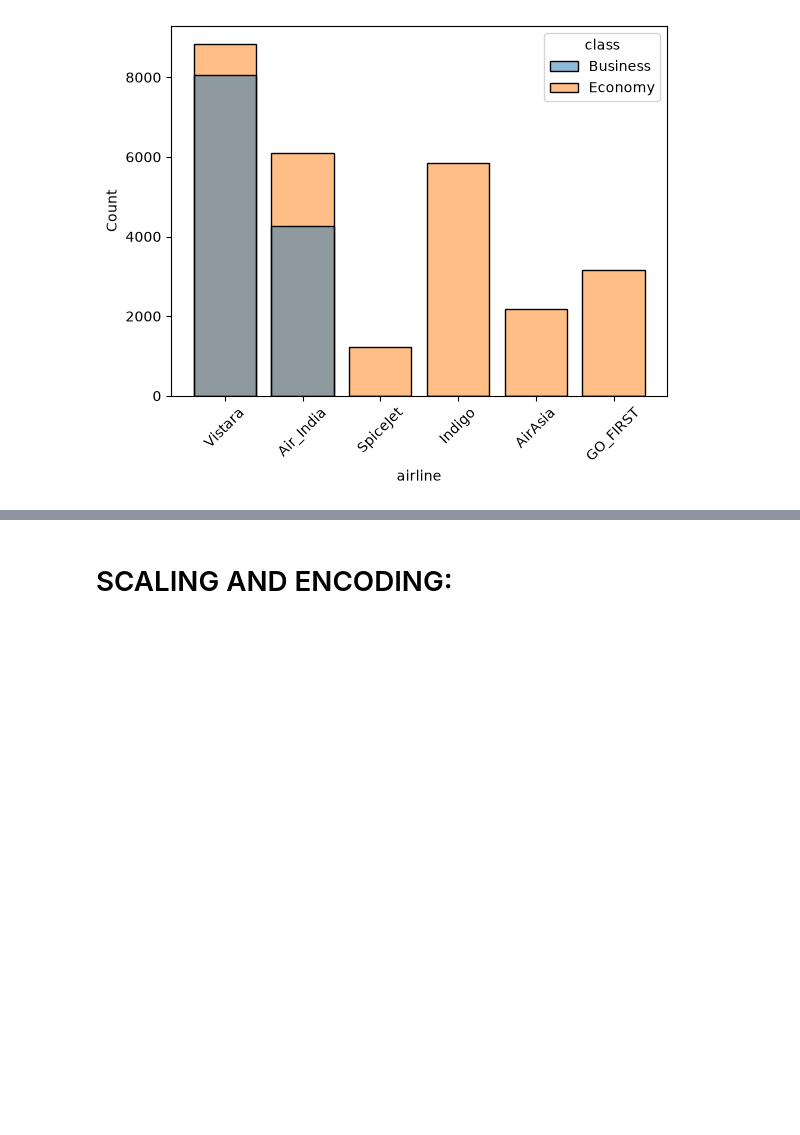
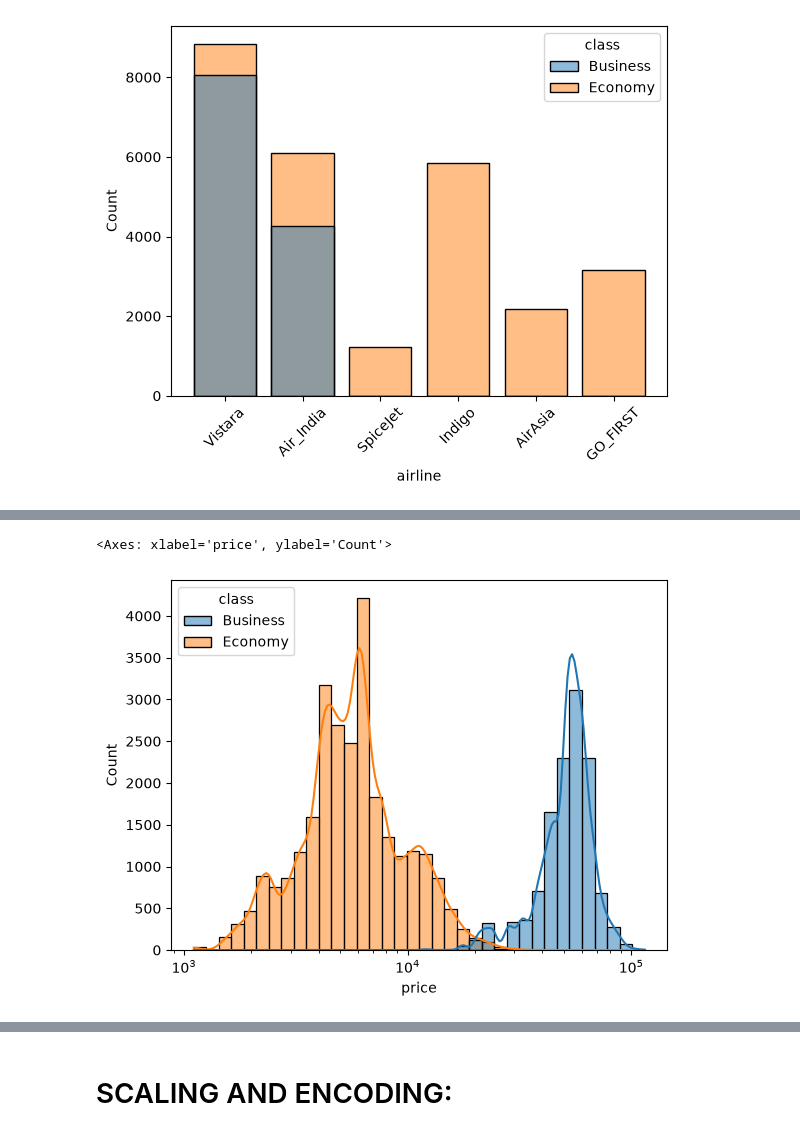
Before and after one commit to harshini-sudharsan/Kaggle_Assignment1, a Jupyter notebook: models.ipynb, the cells around one changed output, grey strips where cells are left out. Cells and saved outputs as stored; diff of their text form; code cells hidden in the pictures; blank space fills up the shorter version.

```diff
--- a/models.ipynb
+++ b/models.ipynb
@@ -431,0 +430,5 @@ plt.show()
+# %%
+sns.histplot(data=df, x="price", hue="class", log_scale=True, kde=True)
+# %% [output]
+<Axes: xlabel='price', ylabel='Count'>
+[figure, added]
```
Also changed, not shown: parts of 27 cells of this notebook.
